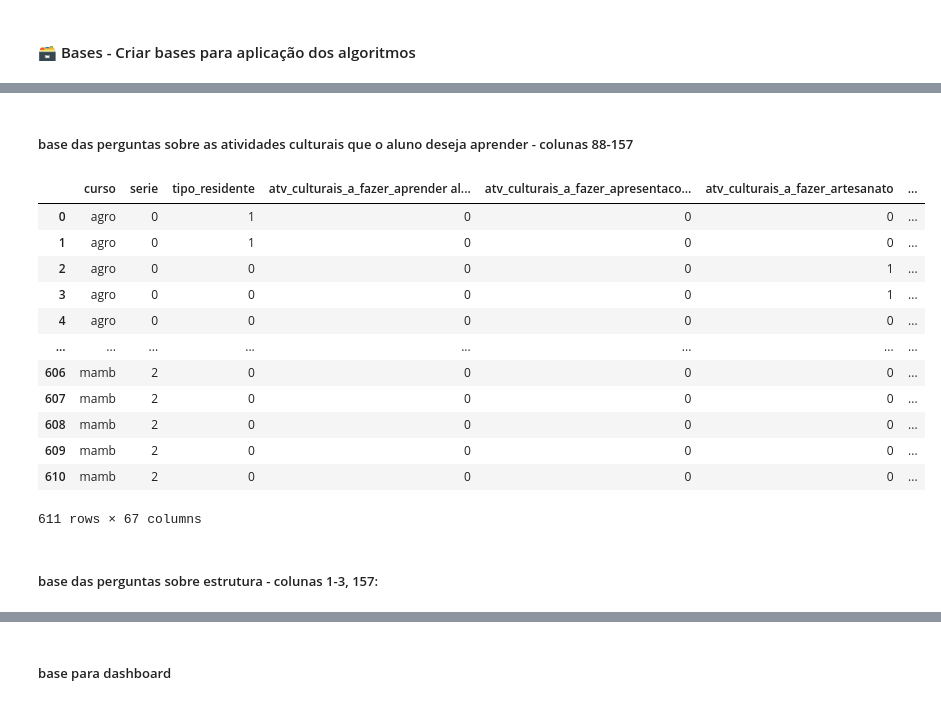
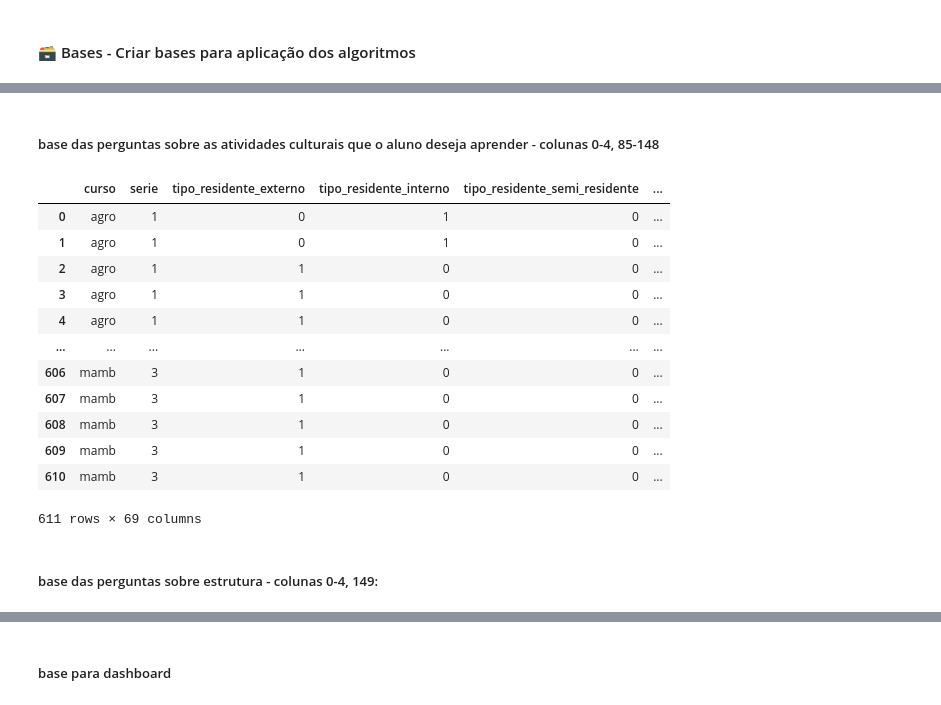
Before and after one commit to joao-rod/tcc, a Jupyter notebook: notebooks/preprocess.ipynb, the cells around one changed output, grey strips where cells are left out. Cells and saved outputs as stored; diff of their text form; code cells hidden in the pictures.

Commit message:
feat: processos por base de dados

```diff
--- a/notebooks/preprocess.ipynb
+++ b/notebooks/preprocess.ipynb
@@ -354,0 +567,2 @@ df.drop('aux', axis=1, inplace=True)
+# %%
+df.loc[440, 'melhoria_estrutura'] = df.loc[440, 'melhoria_estrutura'].replace('\n', ', ')
@@ -354,0 +672,2 @@ df.drop('aux', axis=1, inplace=True)
+# %%
+df['melhoria_alimentacao'] = df['melhoria_alimentacao'].str.replace('...', ', ', regex=False)
@@ -354,0 +776,24 @@ df.drop('aux', axis=1, inplace=True)
+# %%
+df["aux"] = df["projetos_a_participar"].apply(
+    lambda column: [
+        item.strip() for item in column
+            .replace(" / ", "/")
+            .replace('/ ', '/')
+            .replace(' /', '/')
+            .replace('ocupacao e recuperacao do antigo cine januaria', 'recuperacao e ocupacao do antigo cine januaria')
+            .replace('radio intervalo (um canal de radio exclusivo do campus)', 'radio do campus')
+            .replace('seria legal adicionar secoes de rpg de mesa para quem quisesse participar.', 'adicionar sessões de RPG.')
+            .split(",")
+    ]
+)
+
+dummies = (df["aux"].str.join("|").str.get_dummies(sep="|").add_prefix("projetos_a_participar_"))
+
+insert_position = df.columns.get_loc("projetos_a_participar") + 1
+
+df = pd.concat([df.iloc[:, :insert_position], dummies, df.iloc[:, insert_position:]], axis=1)
+
+df.drop(columns={
+    "aux",
+    'projetos_a_participar_outro:',
+}, axis=1, inplace=True)
@@ -367,6 +824,7 @@ df.drop('aux', axis=1, inplace=True)
 #### 🗃️ Bases - Criar bases para aplicação dos algoritmos
 # %%
 df.drop(columns=[
+    'tipo_residente',
     'atv_culturais',
     'hab_musicais',
     'esportes',
@@ -377,6 +835,11 @@ df.drop(columns=[
     'esportes_desejados',
     'jogos_desejados',
     'lutas_desejadas',
+    'melhoria_estrutura',
+    'novas_estruturas',
+    'melhoria_alimentacao',
+    'transporte',
+    'projetos_a_participar'
 ], inplace=True)
 
 df.to_csv(f'{GENERATED_DATASET_PATH}/df.csv', index=False)
@@ -425,23 +884,23 @@ df_atv
 # %% [markdown]
-##### base das perguntas sobre as atividades culturais que o aluno deseja aprender - colunas 88-157
+##### base das perguntas sobre as atividades culturais que o aluno deseja aprender - colunas 0-4, 85-148
 # %%
-df_atv_a_fazer = pd.concat([df.iloc[:, :3], df.iloc[:, 83:147]], axis=1)
+df_atv_a_fazer = pd.concat([df.iloc[:, :5], df.iloc[:, 85:149]], axis=1)
 df_atv_a_fazer.to_csv(f'{GENERATED_DATASET_PATH}/df_atv_a_fazer.csv', index=False)
 df_atv_a_fazer
 # %% [output]
-|  | curso | serie | tipo_residente | atv_culturais_a_fazer_aprender al... | atv_culturais_a_fazer_apresentaco... | atv_culturais_a_fazer_artesanato | ... |
-| 0 | agro | 0 | 1 | 0 | 0 | 0 | ... |
-| 1 | agro | 0 | 1 | 0 | 0 | 0 | ... |
-| 2 | agro | 0 | 0 | 0 | 0 | 1 | ... |
-| 3 | agro | 0 | 0 | 0 | 0 | 1 | ... |
-| 4 | agro | 0 | 0 | 0 | 0 | 0 | ... |
-| ... | ... | ... | ... | ... | ... | ... | ... |
-| 606 | mamb | 2 | 0 | 0 | 0 | 0 | ... |
-| 607 | mamb | 2 | 0 | 0 | 0 | 0 | ... |
-| 608 | mamb | 2 | 0 | 0 | 0 | 0 | ... |
-| 609 | mamb | 2 | 0 | 0 | 0 | 0 | ... |
-| 610 | mamb | 2 | 0 | 0 | 0 | 0 | ... |
+|  | curso | serie | tipo_residente_externo | tipo_residente_interno | tipo_residente_semi_residente | ... |
+| 0 | agro | 1 | 0 | 1 | 0 | ... |
+| 1 | agro | 1 | 0 | 1 | 0 | ... |
+| 2 | agro | 1 | 1 | 0 | 0 | ... |
+| 3 | agro | 1 | 1 | 0 | 0 | ... |
+| 4 | agro | 1 | 1 | 0 | 0 | ... |
+| ... | ... | ... | ... | ... | ... | ... |
+| 606 | mamb | 3 | 1 | 0 | 0 | ... |
+| 607 | mamb | 3 | 1 | 0 | 0 | ... |
+| 608 | mamb | 3 | 1 | 0 | 0 | ... |
+| 609 | mamb | 3 | 1 | 0 | 0 | ... |
+| 610 | mamb | 3 | 1 | 0 | 0 | ... |
-611 rows × 67 columns
+611 rows × 69 columns
 # %% [markdown]
-##### base das perguntas sobre estrutura - colunas 1-3, 157:
+##### base das perguntas sobre estrutura - colunas 0-4, 149:
 # %%
```
Also changed, not shown: parts of 39 cells of this notebook, 11 other files.
